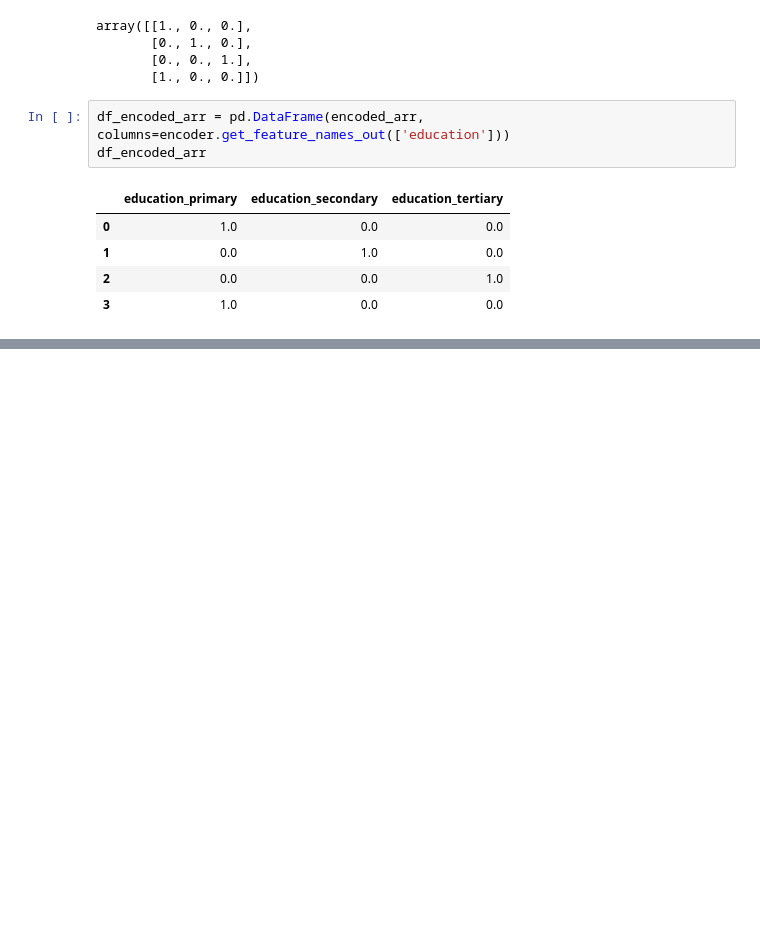
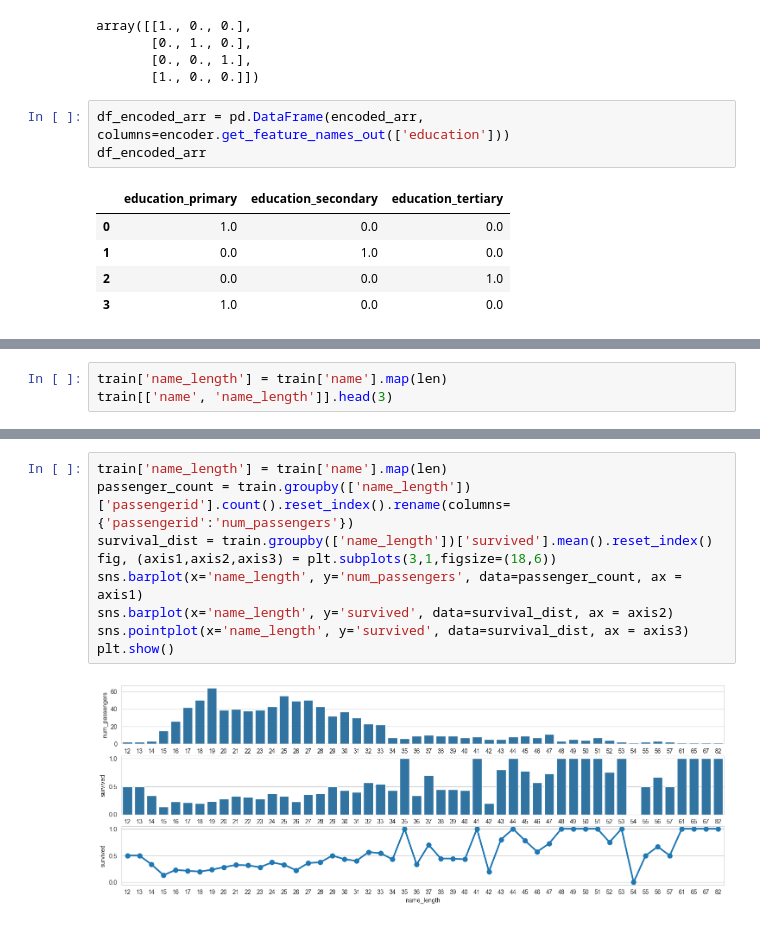
Before and after one commit to xiangshiyin/machine-learning-for-actuarial-science, a Jupyter notebook: 2025-spring/week05/notebook/demo.ipynb, the cells around one changed output, grey strips where cells are left out. Saved outputs shown, nothing was run; the diff lists cells and outputs as text; blank space fills up the shorter version.

```diff
--- a/2025-spring/week05/notebook/demo.ipynb
+++ b/2025-spring/week05/notebook/demo.ipynb
@@ -732,0 +666,3 @@ grid.add_legend();
+# %%
+train['name_length'] = train['name'].map(len)
+train[['name', 'name_length']].head(3)
@@ -732,0 +694,11 @@ grid.add_legend();
+# %%
+train['name_length'] = train['name'].map(len)
+passenger_count = train.groupby(['name_length'])['passengerid'].count().reset_index().rename(columns={'passengerid':'num_passengers'})
+survival_dist = train.groupby(['name_length'])['survived'].mean().reset_index()
+fig, (axis1,axis2,axis3) = plt.subplots(3,1,figsize=(18,6))
+sns.barplot(x='name_length', y='num_passengers', data=passenger_count, ax = axis1)
+sns.barplot(x='name_length', y='survived', data=survival_dist, ax = axis2)
+sns.pointplot(x='name_length', y='survived', data=survival_dist, ax = axis3)
+plt.show()
+# %% [output]
+[figure, added]
```
Also changed, not shown: parts of 75 cells of this notebook.
